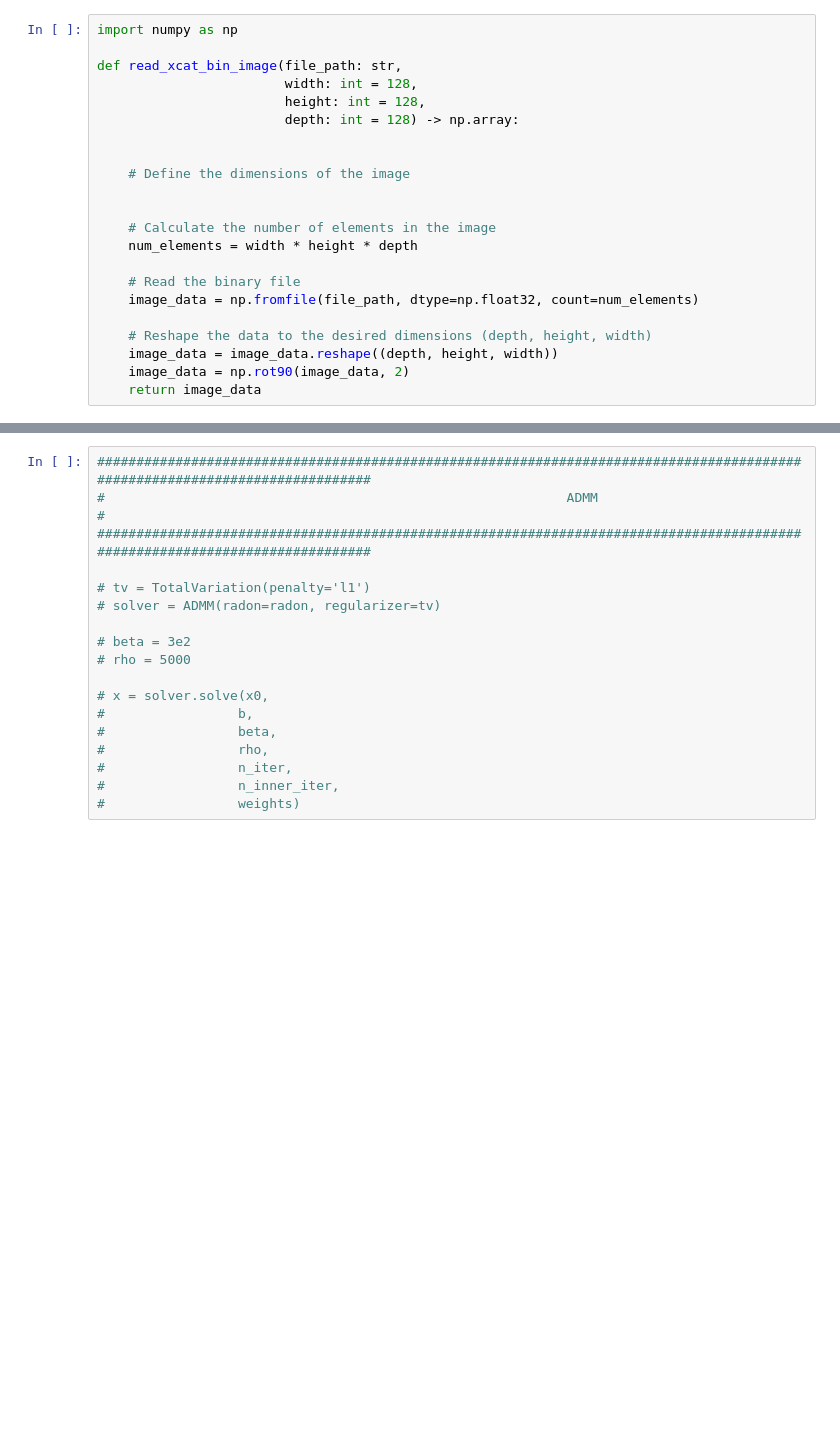
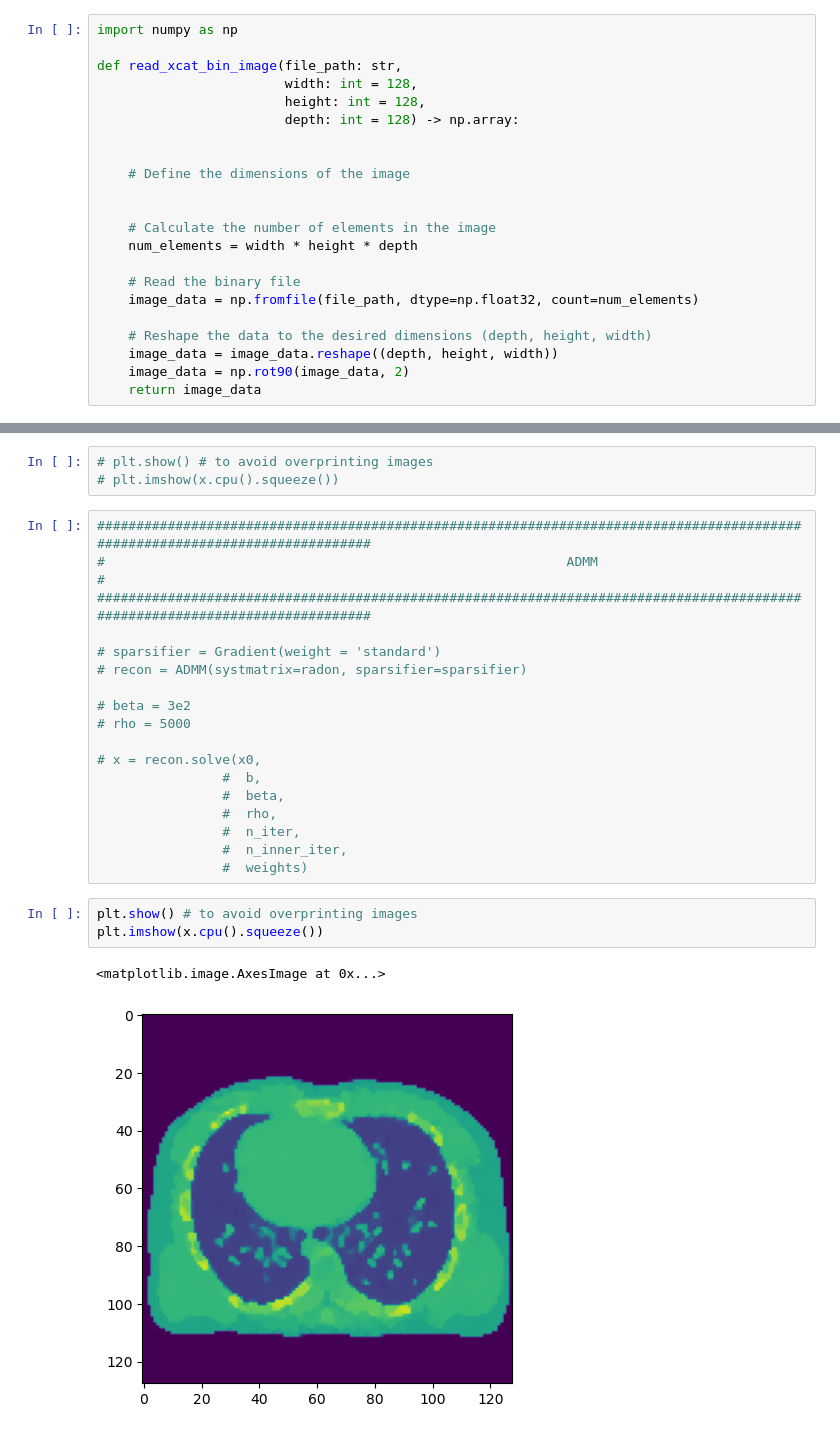
Before and after one commit to antoinedepaepe/ReconCT, a Jupyter notebook: main.ipynb, the cells around one changed output, grey strips where cells are left out. Saved outputs shown, nothing was run; the diff lists cells and outputs as text; blank space fills up the shorter version.

```diff
--- a/main.ipynb
+++ b/main.ipynb
@@ -114,24 +120,33 @@ plt.imsave('./data/fbp.png', x_fbp.cpu().squeeze(), cmap='gray')
 #                 beta,
 #                 n_iter,
 #                 weights)
+# %%
+# plt.show() # to avoid overprinting images
+# plt.imshow(x.cpu().squeeze())
 # %%
 #############################################################################################################################
 #                                                           ADMM                                                            #
 #############################################################################################################################
 
-# tv = TotalVariation(penalty='l1')
-# solver = ADMM(radon=radon, regularizer=tv)
+# sparsifier = Gradient(weight = 'standard')
+# recon = ADMM(systmatrix=radon, sparsifier=sparsifier)
 
 # beta = 3e2
 # rho = 5000
 
-# x = solver.solve(x0,
-#                 b,
-#                 beta,
-#                 rho,
-#                 n_iter,
-#                 n_inner_iter,
-#                 weights)
+# x = recon.solve(x0,
+                #  b,
+                #  beta,
+                #  rho,
+                #  n_iter,
+                #  n_inner_iter,
+                #  weights)
+# %%
+plt.show() # to avoid overprinting images
+plt.imshow(x.cpu().squeeze())
+# %% [output]
+<matplotlib.image.AxesImage at 0x...>
+[figure, added]
 # %%
 #############################################################################################################################
 #                                                      Chambolle Pock                                                       #
```
Also changed, not shown: parts of 6 cells of this notebook, 8 other files.
